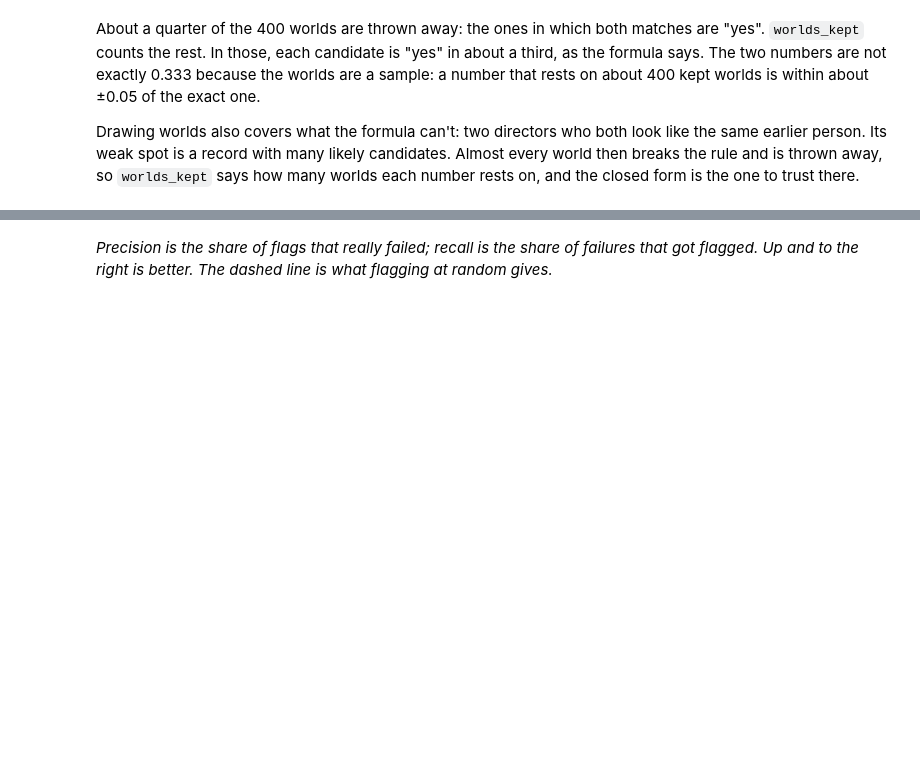
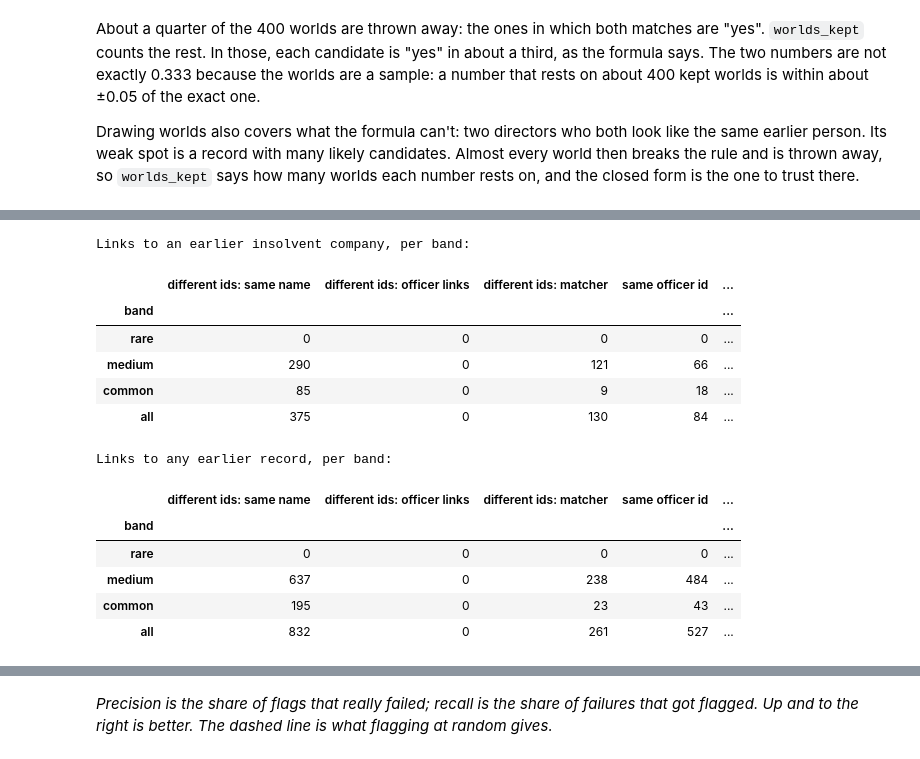
Before and after one commit to C-Nietzschmann/veritas-hackathon, a Jupyter notebook: notebooks/main.ipynb, the cells around one changed output, grey strips where cells are left out. Saved outputs shown, nothing was run; the diff lists cells and outputs as text; code cells hidden in the pictures; blank space fills up the shorter version.

```diff
--- a/notebooks/main.ipynb
+++ b/notebooks/main.ipynb
@@ -144,8 +94,0 @@ table
-# %%
-# Count each baseline's flags against what really happened.
-# To do: use evaluate.score_methods() instead once it is on main (card #80).
-flagged = baseline_decisions["decision"] == "FLAG"
-failed = baseline_decisions["query"].map(labels.set_index("company_id")["failed"])
-counts = pd.DataFrame({"flags": flagged, "right flags": flagged & failed,
-                       "false flags": flagged & ~failed, "misses": failed & ~flagged})
-counts.groupby(baseline_decisions["method"]).sum()
@@ -279,0 +280,24 @@ Drawing worlds also covers what the formula can't: two directors who both look l
+# %%
+METHODS = ["same name", "officer links", "matcher"]
+
+
+def method_table(links):
+    """Per method: the links it makes, how many the register confirms (same officer id) and how many it doesn't,
+    the confirmed links it misses, precision and recall against the confirmed links, and the companies it links."""
+    confirmed = links["register"] == "same officer id"
+    rows = {}
+    for method in METHODS:
+        made, found = int(links[method].sum()), int((links[method] & confirmed).sum())
+        rows[method] = {"links": made, "confirmed (same officer id)": found, "not confirmed (different ids)": made - found,
+                        "confirmed links it misses": int(confirmed.sum()) - found,
+                        "precision vs the register": round(found / made, 3) if made else None,
+                        "recall vs the register": round(found / int(confirmed.sum()), 3) if confirmed.any() else None,
+                        "companies linked": links.loc[links[method], "company_id"].nunique()}
+    return pd.DataFrame.from_dict(rows, orient="index")
+
+
+to_insolvent = validation_links[validation_links["insolvent"]]
+print("Links to an earlier INSOLVENT company (what the warning is about):")
+display(method_table(to_insolvent))
+print("Links to any earlier record (more pairs, the same question):")
+method_table(validation_links)
@@ -279,0 +315,22 @@ Drawing worlds also covers what the formula can't: two directors who both look l
+# %%
+# The same links per name-commonness band of the director (#105): rare, medium and common surnames
+person_bands = evaluate.name_commonness(mentions)
+print("Links to an earlier insolvent company, per band:")
+display(real_slice.links_by_band(to_insolvent, person_bands))
+print("Links to any earlier record, per band:")
+real_slice.links_by_band(validation_links, person_bands)
+# %% [output]
+Links to an earlier insolvent company, per band:
+|  | different ids: same name | different ids: officer links | different ids: matcher | same officer id | ... |
+| band |  |  |  |  | ... |
+| rare | 0 | 0 | 0 | 0 | ... |
+| medium | 290 | 0 | 121 | 66 | ... |
+| common | 85 | 0 | 9 | 18 | ... |
+| all | 375 | 0 | 130 | 84 | ... |
+Links to any earlier record, per band:
+|  | different ids: same name | different ids: officer links | different ids: matcher | same officer id | ... |
+| band |  |  |  |  | ... |
+| rare | 0 | 0 | 0 | 0 | ... |
+| medium | 637 | 0 | 238 | 484 | ... |
+| common | 195 | 0 | 23 | 43 | ... |
+| all | 832 | 0 | 261 | 527 | ... |
```
Also changed, not shown: parts of 69 cells of this notebook.
